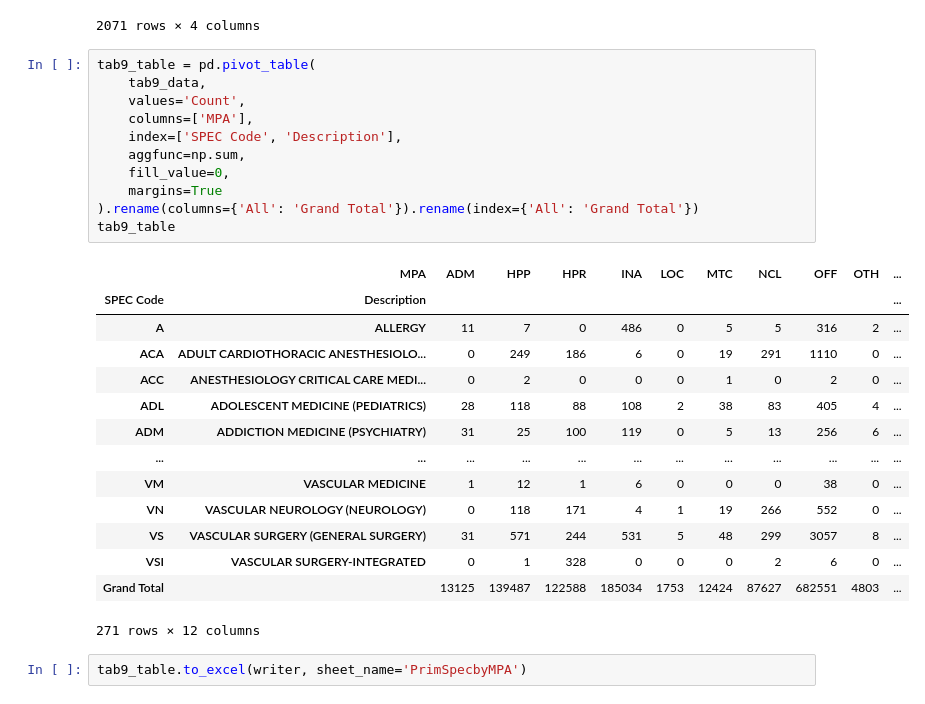
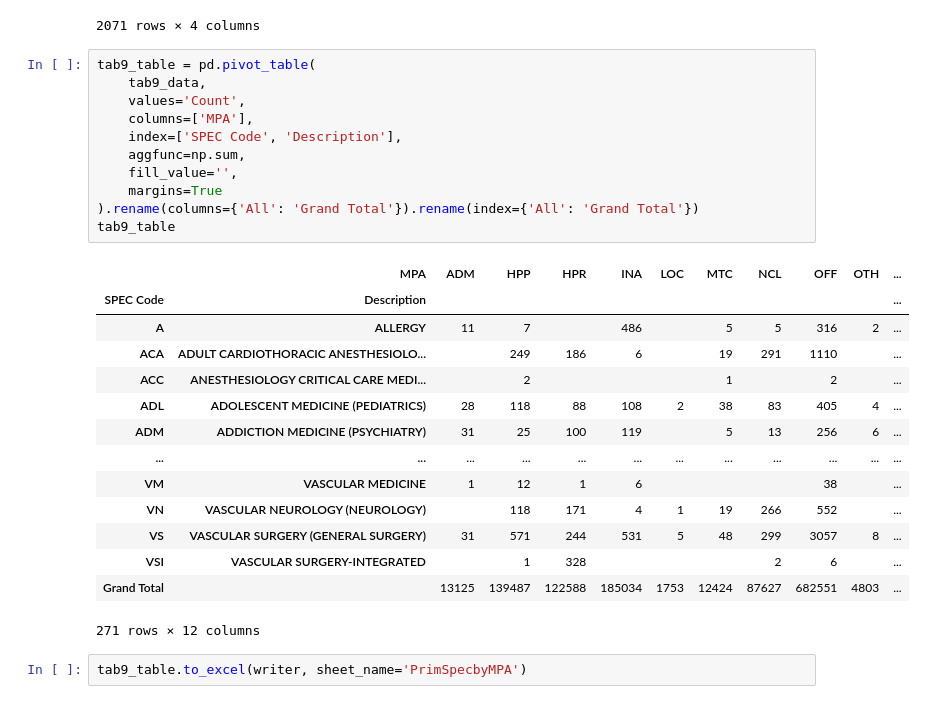
Before and after one commit to AMADataLabs/Core, a Jupyter notebook: Sandbox/DBL/testing/DBL_Creation_Testing.ipynb, the cells around one changed output. Saved outputs shown, nothing was run; the diff lists cells and outputs as text.

```diff
--- a/Sandbox/DBL/testing/DBL_Creation_Testing.ipynb
+++ b/Sandbox/DBL/testing/DBL_Creation_Testing.ipynb
@@ -471,27 +480,27 @@ tab9_data
 # %%
 tab9_table = pd.pivot_table(
     tab9_data,
     values='Count',
     columns=['MPA'],
     index=['SPEC Code', 'Description'],
     aggfunc=np.sum,
-    fill_value=0,
+    fill_value='',
     margins=True
 ).rename(columns={'All': 'Grand Total'}).rename(index={'All': 'Grand Total'})
 tab9_table
 # %% [output]
 |  | MPA | ADM | HPP | HPR | INA | LOC | MTC | NCL | OFF | OTH | ... |
 | SPEC Code | Description |  |  |  |  |  |  |  |  |  | ... |
-| A | ALLERGY | 11 | 7 | 0 | 486 | 0 | 5 | 5 | 316 | 2 | ... |
-| ACA | ADULT CARDIOTHORACIC ANESTHESIOLO... | 0 | 249 | 186 | 6 | 0 | 19 | 291 | 1110 | 0 | ... |
-| ACC | ANESTHESIOLOGY CRITICAL CARE MEDI... | 0 | 2 | 0 | 0 | 0 | 1 | 0 | 2 | 0 | ... |
+| A | ALLERGY | 11 | 7 |  | 486 |  | 5 | 5 | 316 | 2 | ... |
+| ACA | ADULT CARDIOTHORACIC ANESTHESIOLO... |  | 249 | 186 | 6 |  | 19 | 291 | 1110 |  | ... |
+| ACC | ANESTHESIOLOGY CRITICAL CARE MEDI... |  | 2 |  |  |  | 1 |  | 2 |  | ... |
 | ADL | ADOLESCENT MEDICINE (PEDIATRICS) | 28 | 118 | 88 | 108 | 2 | 38 | 83 | 405 | 4 | ... |
-| ADM | ADDICTION MEDICINE (PSYCHIATRY) | 31 | 25 | 100 | 119 | 0 | 5 | 13 | 256 | 6 | ... |
+| ADM | ADDICTION MEDICINE (PSYCHIATRY) | 31 | 25 | 100 | 119 |  | 5 | 13 | 256 | 6 | ... |
 | ... | ... | ... | ... | ... | ... | ... | ... | ... | ... | ... | ... |
-| VM | VASCULAR MEDICINE | 1 | 12 | 1 | 6 | 0 | 0 | 0 | 38 | 0 | ... |
-| VN | VASCULAR NEUROLOGY (NEUROLOGY) | 0 | 118 | 171 | 4 | 1 | 19 | 266 | 552 | 0 | ... |
+| VM | VASCULAR MEDICINE | 1 | 12 | 1 | 6 |  |  |  | 38 |  | ... |
+| VN | VASCULAR NEUROLOGY (NEUROLOGY) |  | 118 | 171 | 4 | 1 | 19 | 266 | 552 |  | ... |
 | VS | VASCULAR SURGERY (GENERAL SURGERY) | 31 | 571 | 244 | 531 | 5 | 48 | 299 | 3057 | 8 | ... |
-| VSI | VASCULAR SURGERY-INTEGRATED | 0 | 1 | 328 | 0 | 0 | 0 | 2 | 6 | 0 | ... |
+| VSI | VASCULAR SURGERY-INTEGRATED |  | 1 | 328 |  |  |  | 2 | 6 |  | ... |
 | Grand Total |  | 13125 | 139487 | 122588 | 185034 | 1753 | 12424 | 87627 | 682551 | 4803 | ... |
 271 rows × 12 columns
 # %%
```
Also changed, not shown: parts of 9 cells of this notebook, 1 other file.
